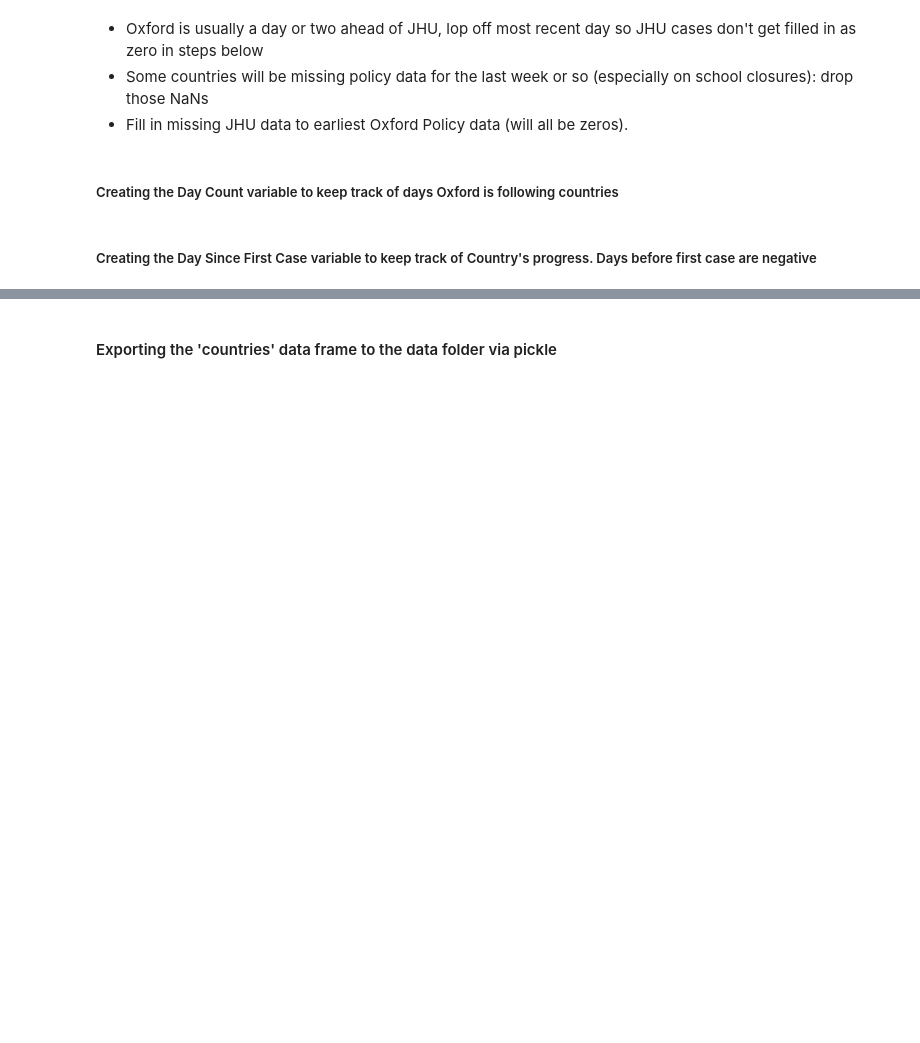
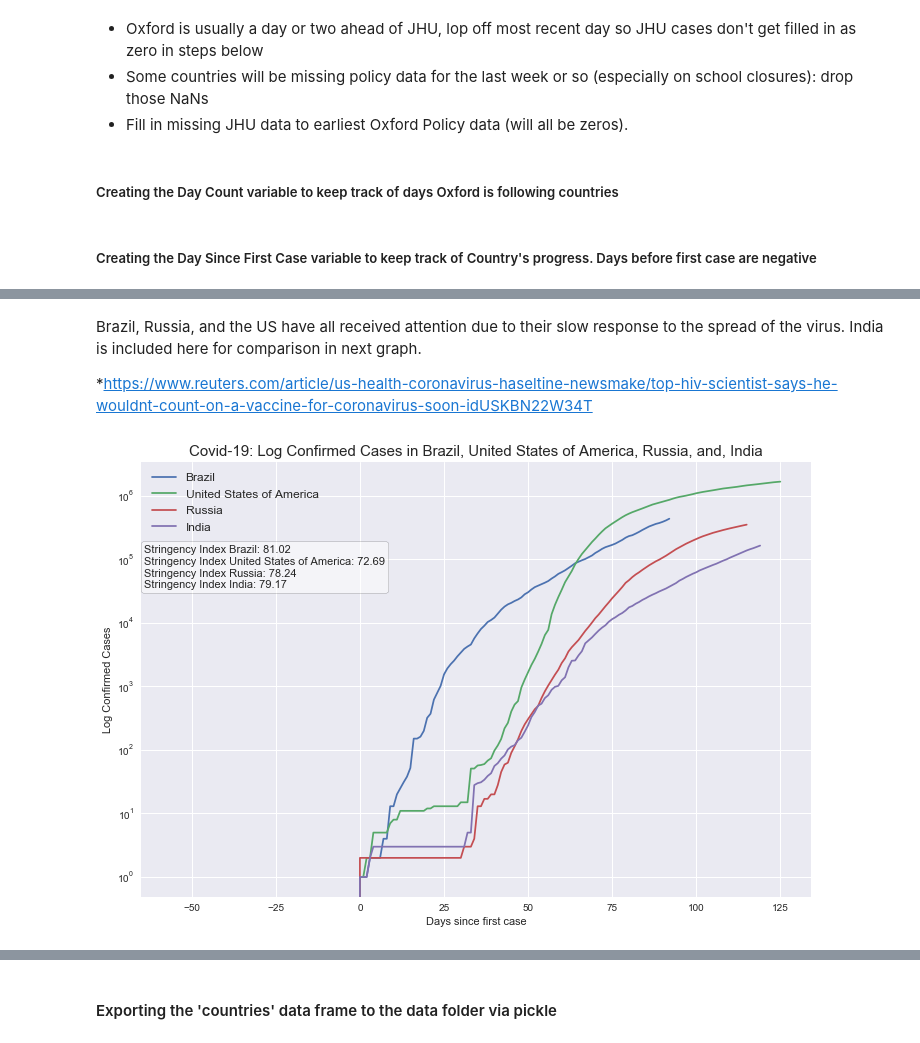
Before and after one commit to rceid/ML_Covid, a Jupyter notebook: scripts/covid dataset(new).ipynb, the cells around one changed output, grey strips where cells are left out. Saved outputs shown, nothing was run; the diff lists cells and outputs as text; code cells hidden in the pictures; blank space fills up the shorter version.

```diff
--- a/scripts/covid dataset(new).ipynb
+++ b/scripts/covid dataset(new).ipynb
@@ -209,0 +258,8 @@ countries.drop(columns='Days since First Case', inplace=True)
+# %% [markdown]
+Brazil, Russia, and the US have all received attention due to their slow response to the spread of the virus. India is included here for comparison in next graph.
+
+*https://www.reuters.com/article/us-health-coronavirus-haseltine-newsmake/top-hiv-scientist-says-he-wouldnt-count-on-a-vaccine-for-coronavirus-soon-idUSKBN22W34T
+# %%
+plot_stats(countries, 'Confirmed Cases', 'Brazil', 'United States of America', 'Russia', 'India')
+# %% [output]
+[figure, added]
```
Also changed, not shown: parts of 26 cells of this notebook, 6 other files.
